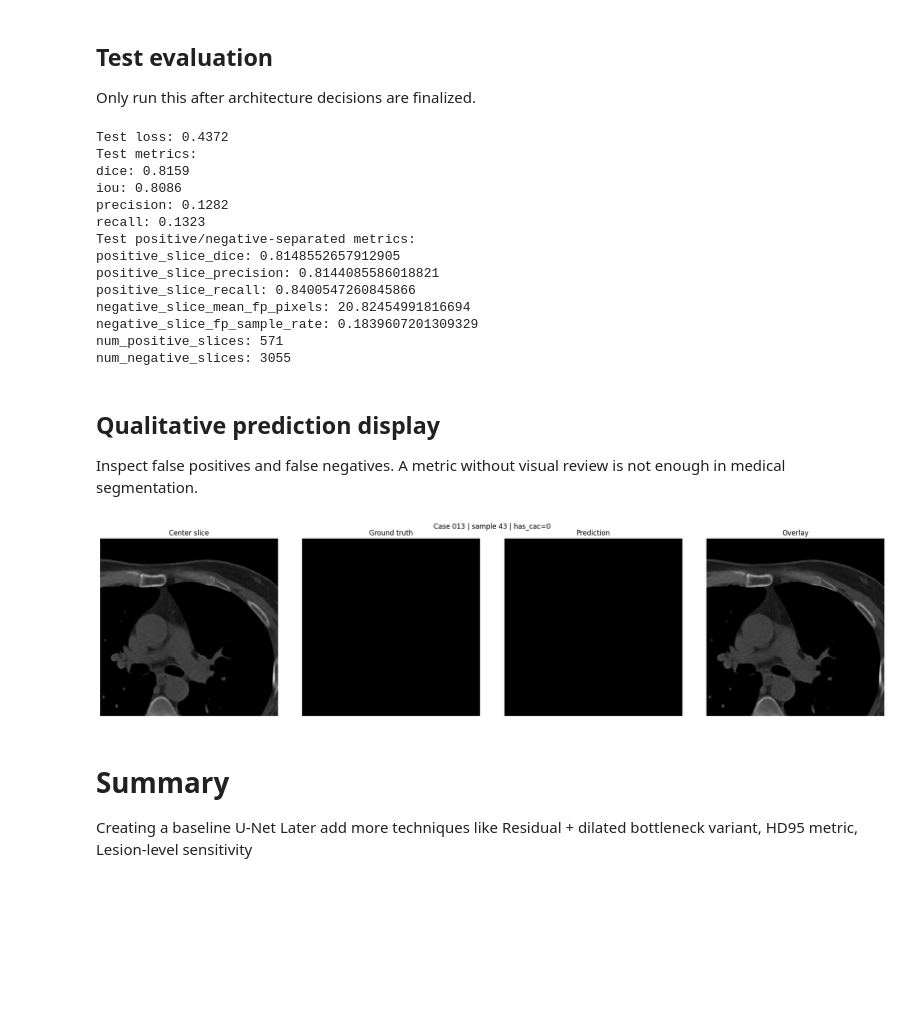
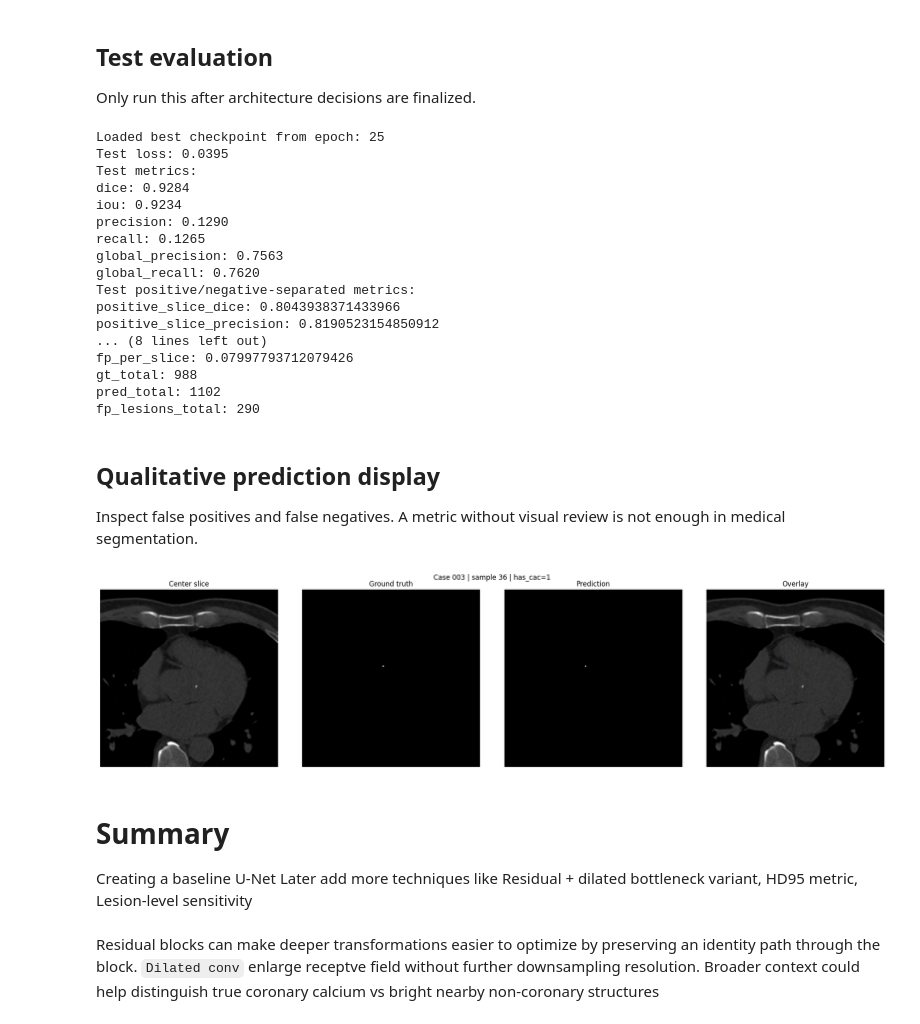
Before and after one commit to AIO-Conquer-3-AI-for-Medical/coronary-calcification-segmentation, a Jupyter notebook: pipeline.ipynb, the cells around one changed output. Cells and saved outputs as stored; diff of their text form; code cells hidden in the pictures; blank space fills up the shorter version.

```diff
--- a/pipeline.ipynb
+++ b/pipeline.ipynb
@@ -280,6 +318,7 @@ def load_positive_sample(case_id: str):
     y = np.load(row["mask_path"], mmap_mode="r")
 
     positive_idx = np.where(np.sum(y > 0, axis=(1, 2, 3)) > 0)[0]
+    # Safe stoppage
     if len(positive_idx) == 0:
         return None
 
@@ -289,7 +328,8 @@ def load_positive_sample(case_id: str):
 positive_cases = case_stats_df[case_stats_df["positive_samples"] > 0]["case_id"].tolist()
 assert positive_cases, "No positive_masks found."
 
-case_id = positive_cases[0]
+# Loads random case that has positive slices
+case_id = random.choice(positive_cases)
 x_sample, y_sample, sample_idx = load_positive_sample(case_id)
 
 fig, axes = plt.subplots(1, 4, figsize=(18, 5))
@@ -412,7 +456,7 @@ def make_weighted_sampler(index_df: pd.DataFrame, positive_weight: float = 5.0):
         replacement=True,
     )
 
-train_sampler = make_weighted_sampler(train_index_df, positive_weight=4.0)
+train_sampler = make_weighted_sampler(train_index_df, positive_weight=5.0)
 
 train_loader = DataLoader(
     train_ds,
@@ -664,0 +777,9 @@ scaler = torch.amp.GradScaler("cuda", enabled=USE_AMP)
+# %%
+if LATEST_CKPT_PATH.exists():
+    start_epoch, history, best_score = load_checkpoint(
+        LATEST_CKPT_PATH, model, optimizer, scheduler, scaler, device=DEVICE,
+    )
+else:
+    start_epoch = 1
+    history = []
+    best_score = -1.0
@@ -1064,34 +1272,52 @@ if len(history_df) > 0:
 
 Only run this after architecture decisions are finalized.
 # %%
-if Path(best_model_path).exists():
-    model.load_state_dict(torch.load(best_model_path, map_location=DEVICE))
-    test_loss, test_metrics, test_sep_metrics = validate_one_epoch(model, test_loader, criterion, DEVICE)
+if BEST_CKPT_PATH.exists():
+    best_checkpoint = torch.load(BEST_CKPT_PATH, map_location=DEVICE)
+    model.load_state_dict(best_checkpoint["model_state_dict"])
 
+    test_loss, test_metrics, test_sep_metrics, test_lesion_metrics = validate_one_epoch(
+        model,
+        test_loader,
+        criterion,
+        DEVICE
+    )
+
+    print("Loaded best checkpoint from epoch:", best_checkpoint["epoch"])
     print("Test loss:", round(test_loss, 4))
+
     print("Test metrics:")
     for k, v in test_metrics.items():
         print(f"{k}: {v:.4f}")
+
     print("Test positive/negative-separated metrics:")
     for k, v in test_sep_metrics.items():
         print(f"{k}: {v}")
+
+    print("Test lesion-level metrics:")
+    for k, v in test_lesion_metrics.items():
+        print(f"{k}: {v}")
+
 else:
-    print("No trained checkpoint found.")
+    print("No best checkpoint found.")
 # %% [output]
-Test loss: 0.4372
+Loaded best checkpoint from epoch: 25
+Test loss: 0.0395
 Test metrics:
-dice: 0.8159
-iou: 0.8086
-precision: 0.1282
-recall: 0.1323
+dice: 0.9284
+iou: 0.9234
+precision: 0.1290
+recall: 0.1265
+global_precision: 0.7563
+global_recall: 0.7620
 Test positive/negative-separated metrics:
-positive_slice_dice: 0.8148552657912905
-positive_slice_precision: 0.8144085586018821
-positive_slice_recall: 0.8400547260845866
-negative_slice_mean_fp_pixels: 20.82454991816694
-negative_slice_fp_sample_rate: 0.1839607201309329
-num_positive_slices: 571
-num_negative_slices: 3055
+positive_slice_dice: 0.8043938371433966
+positive_slice_precision: 0.8190523154850912
+... (8 lines left out)
+fp_per_slice: 0.07997793712079426
+gt_total: 988
+pred_total: 1102
+fp_lesions_total: 290
 # %% [markdown]
 ## Qualitative prediction display
 
@@ -1112,37 +1338,40 @@ def visualize_prediction(model, dataset, idx=0, threshold=0.5):
     center = item["image"][1].cpu().numpy()
 
     fig, axes = plt.subplots(1, 4, figsize=(20, 5))
 
     axes[0].imshow(center, cmap="gray")
     axes[0].set_title("Center slice")
     axes[0].axis("off")
 
     axes[1].imshow(gt, cmap="gray")
     axes[1].set_title("Ground truth")
     axes[1].axis("off")
 
     axes[2].imshow(pred, cmap="gray")
     axes[2].set_title("Prediction")
     axes[2].axis("off")
 
     axes[3].imshow(center, cmap="gray")
     if gt.max() > 0:
         axes[3].contour(gt, levels=[0.5], linewidths=1)
     if pred.max() > 0:
         axes[3].contour(pred, levels=[0.5], linewidths=1)
     axes[3].set_title("Overlay")
     axes[3].axis("off")
 
     plt.suptitle(f"Case {item['case_id']} | sample {item['sample_idx']} | has_cac={item['has_cac']}")
     plt.tight_layout()
     plt.show()
 
 # Run after training:
-visualize_prediction(model, test_ds, idx=100, threshold=cfg.MASK_THRESHOLD)
+visualize_prediction(model, test_ds, idx=36, threshold=cfg.MASK_THRESHOLD)
 # %% [output]
-[figure, old version]
+[figure, new version]
 # %% [markdown]
 # Summary
 
 Creating a baseline U-Net
 Later add more techniques like Residual + dilated bottleneck variant, HD95 metric, Lesion-level sensitivity
+# %% [markdown]
+Residual blocks can make deeper transformations easier to optimize by preserving an identity path through the block.
+`Dilated conv` enlarge receptve field without further downsampling resolution. Broader context could help distinguish true coronary calcium vs bright nearby non-coronary structures
```
Also changed, not shown: parts of 37 cells of this notebook, 8 other files.
